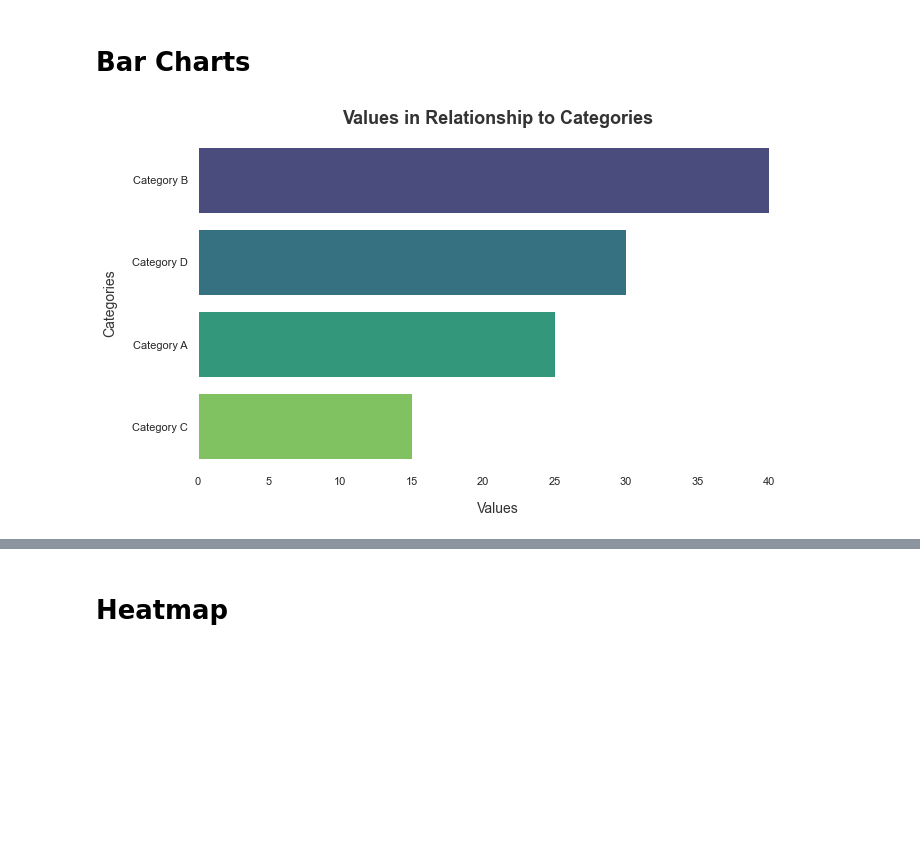
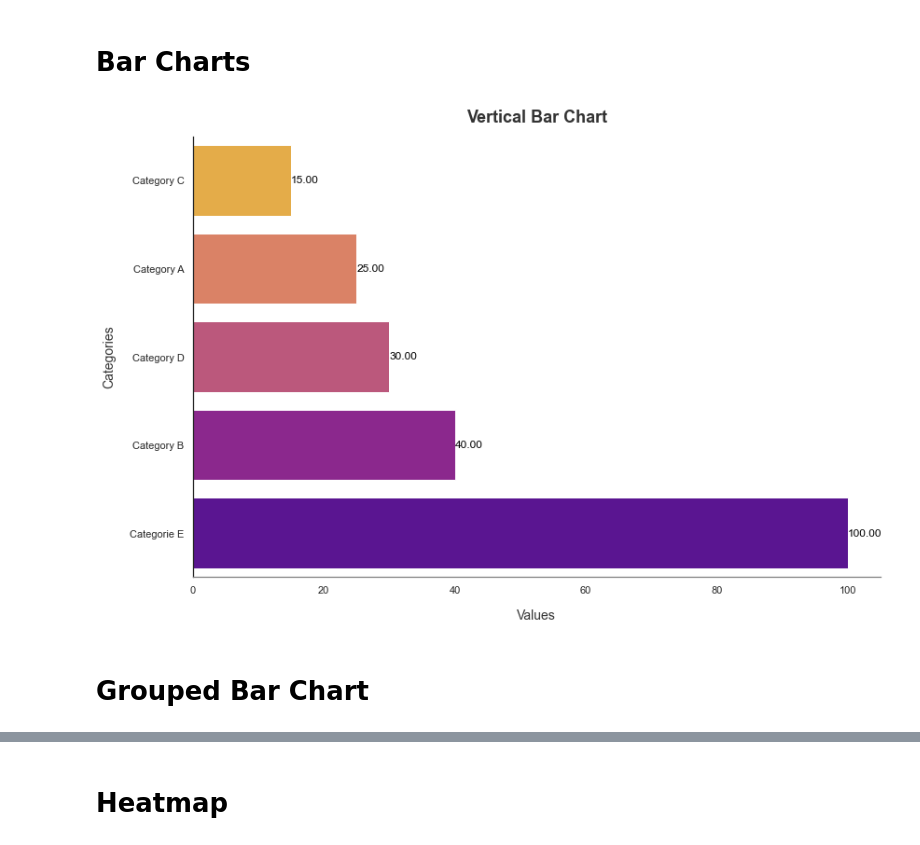
Before and after one commit to Alex-Holzer/Visuals, a Jupyter notebook: visuals_seaborn.ipynb, the cells around one changed output, grey strips where cells are left out. Saved outputs shown, nothing was run; the diff lists cells and outputs as text; code cells hidden in the pictures; blank space fills up the shorter version.

```diff
--- a/visuals_seaborn.ipynb
+++ b/visuals_seaborn.ipynb
@@ -3,12 +81,13 @@
 # %%
-import pandas as pd
-import seaborn as sns
-import matplotlib.pyplot as plt
-# Step 1: Creating a pandas DataFrame
+# Example DataFrame
 data = {
-    'Categories': ['Category A', 'Category B', 'Category C', 'Category D'],
-    'Values': [25, 40, 15, 30]
+    'Categories': ['Category A', 'Category B', 'Category C', 'Category D', 'Categorie E'],
+    'Values': [25, 40, 15, 30, 100]
 }
-
 df = pd.DataFrame(data)
+plot_bar_chart(dataframe=df, x_column='Categories', y_column='Values', colormap='plasma', title='Vertical Bar Chart', show_number=True, horizontal=True)
+# %% [output]
+[figure, added]
+# %% [markdown]
+# Grouped Bar Chart
 # %%
@@ -97,7 +138,3 @@ def plot_bar_chart(dataframe: pd.DataFrame, x_column: str, y_column: str, colorm
     # Display the plot
     plt.tight_layout()  # Ensure all elements fit within the figure
     plt.show()
-# %%
-plot_bar_chart(df, 'Categories', 'Values', title= 'Values in Relationship to Categories', horizontal=True)
-# %% [output]
-[figure, removed]
```
Also changed, not shown: parts of 23 cells of this notebook, 4 other files.
